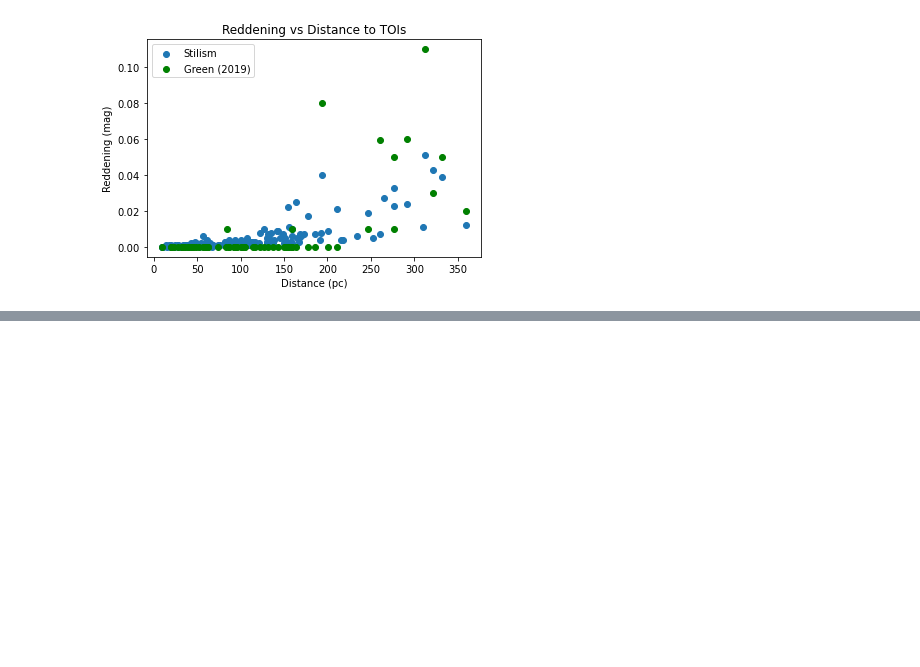
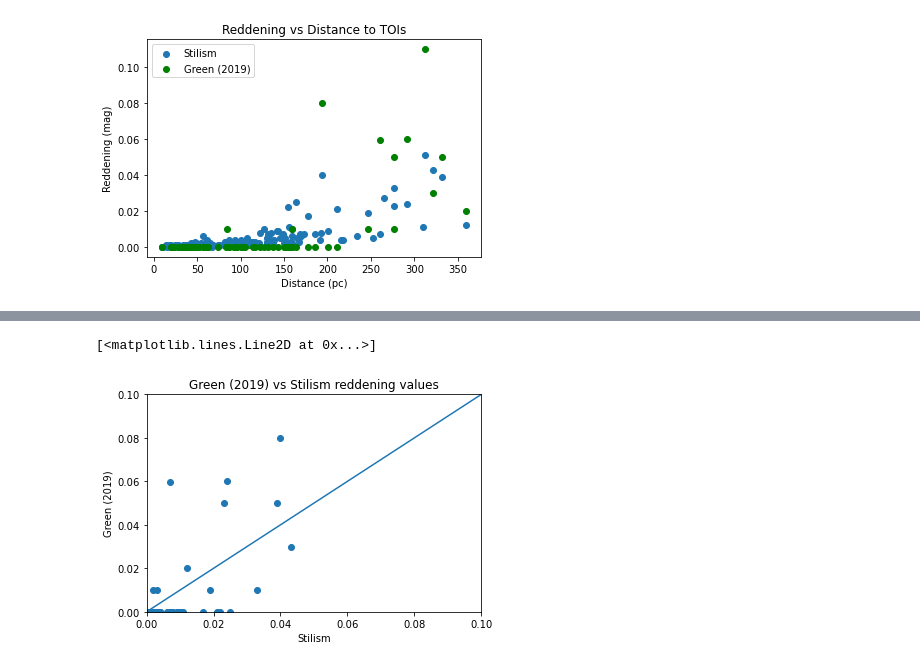
Before and after one commit to JenniferBurt/TOI_SEDs, a Jupyter notebook: TargetListOverview/reddeningvalues.ipynb, the cells around one changed output, grey strips where cells are left out. Cells and saved outputs as stored; diff of their text form; code cells hidden in the pictures; blank space fills up the shorter version.

```diff
--- a/TargetListOverview/reddeningvalues.ipynb
+++ b/TargetListOverview/reddeningvalues.ipynb
@@ -55,0 +70,14 @@ plt.show()
+# %%
+plt.scatter(reddening, green_2019)
+plt.xlabel('Stilism')
+plt.ylabel('Green (2019)')
+plt.title('Green (2019) vs Stilism reddening values')
+plt.xlim([0,.1])
+plt.ylim([0,.1])
+
+x = [0,0.1]
+y = [0,0.1]
+plt.plot(x,y)
+# %% [output]
+[<matplotlib.lines.Line2D at 0x...>]
+[figure, added]
```
Also changed, not shown: parts of 4 cells of this notebook.
